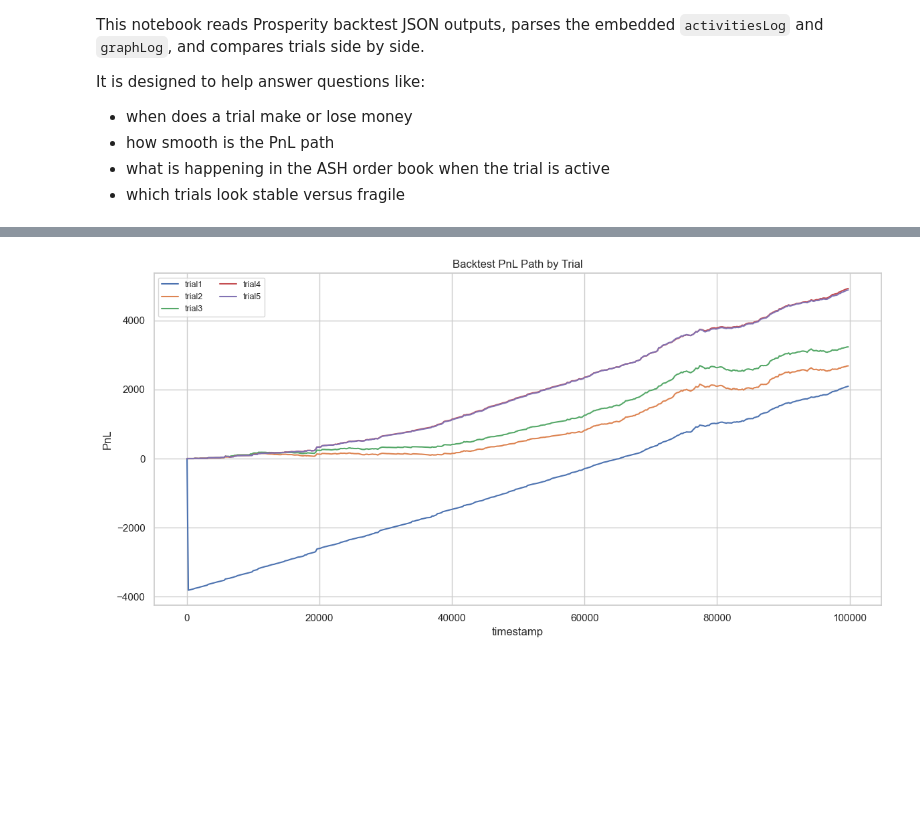
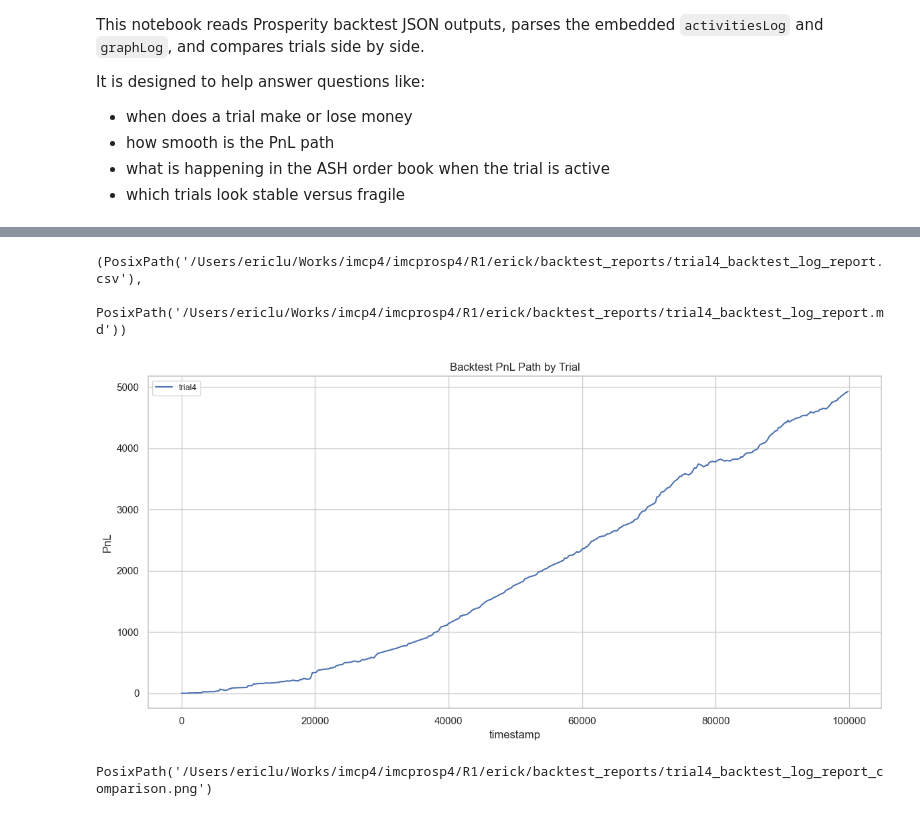
Before and after one commit to EricLuGHub/data-stream-simulation-lab, a Jupyter notebook: R1/erick/backtest_log_analysis.ipynb, the cells around one changed output, grey strips where cells are left out. Cells and saved outputs as stored; diff of their text form; code cells hidden in the pictures; blank space fills up the shorter version.

```diff
--- a/R1/erick/backtest_log_analysis.ipynb
+++ b/R1/erick/backtest_log_analysis.ipynb
@@ -20,6 +20,13 @@ import seaborn as sns
 
 sns.set_theme(style="whitegrid")
 
+# Notebook parameters:
+# - set TARGET_TRIAL to a trial folder name like "trial4"
+# - set OUTPUT_STEM to control the exported file names
+TARGET_TRIAL = "trial4"
+OUTPUT_STEM = f"{TARGET_TRIAL}_backtest_log_report"
+OUTPUT_DIR = None
+
 def find_repo_root(start=None):
     start_path = Path(start or Path.cwd()).resolve()
     for candidate in [start_path, *start_path.parents]:
@@ -28,6 +35,12 @@ def find_repo_root(start=None):
     return start_path
 
 ROOT = find_repo_root()
-trial_json_paths = sorted(ROOT.glob("R1/trial*/[0-9]*.json"))
-trial_json_paths[:5], len(trial_json_paths)
+REPORT_DIR = Path(OUTPUT_DIR) if OUTPUT_DIR else (ROOT / "R1" / "erick" / "backtest_reports")
+REPORT_DIR.mkdir(parents=True, exist_ok=True)
+
+trial_json_paths = sorted(ROOT.glob(f"R1/{TARGET_TRIAL}/*.json"))
+if not trial_json_paths:
+    trial_json_paths = sorted(ROOT.glob("R1/trial*/[0-9]*.json"))
+
+trial_json_paths[:5], len(trial_json_paths), REPORT_DIR
 # %% [output]
@@ -152,19 +158,50 @@ summary_df
 # %%
 summary_df
+# %%
+report_csv_path = REPORT_DIR / f"{OUTPUT_STEM}.csv"
+report_md_path = REPORT_DIR / f"{OUTPUT_STEM}.md"
+summary_df.to_csv(report_csv_path, index=False)
+
+selected_meta = summary_df.iloc[0].to_dict()
+report_lines = [
+    f"# Backtest Log Report: {selected_meta['trial']}",
+    "",
+    f"- Source: `{selected_meta['path']}`",
+    f"- Round: {selected_meta['round']}",
+    f"- Status: {selected_meta['status']}",
+    f"- Final profit: {selected_meta['final_profit']:.2f}",
+    f"- Graph final: {selected_meta['graph_final']:.2f}",
+    f"- Graph drawdown: {selected_meta['graph_drawdown']:.2f}",
+    f"- Breakeven timestamp: {selected_meta['breakeven_timestamp']}",
+    "",
+    "## Summary Table",
+    "",
+    summary_df.to_markdown(index=False),
+]
+report_md_path.write_text("\n".join(report_lines))
+
+report_csv_path, report_md_path
+# %% [output]
+(PosixPath('/Users/ericlu/Works/imcp4/imcprosp4/R1/erick/backtest_reports/trial4_backtest_log_report.csv'),
+ PosixPath('/Users/ericlu/Works/imcp4/imcprosp4/R1/erick/backtest_reports/trial4_backtest_log_report.md'))
 # %%
 fig, ax = plt.subplots(figsize=(12, 6))
 for item in trial_data:
     graph = item["graph"].dropna(subset=["timestamp", "value"]).sort_values("timestamp")
     ax.plot(graph["timestamp"], graph["value"], label=item["meta"]["trial"])
 
 ax.set_title("Backtest PnL Path by Trial")
 ax.set_xlabel("timestamp")
 ax.set_ylabel("PnL")
 ax.legend(ncol=2, fontsize=9)
 plt.tight_layout()
+comparison_plot_path = REPORT_DIR / f"{OUTPUT_STEM}_comparison.png"
+fig.savefig(comparison_plot_path, dpi=150, bbox_inches="tight")
 plt.show()
+comparison_plot_path
 # %% [output]
-[figure, old version]
+[figure, new version]
+PosixPath('/Users/ericlu/Works/imcp4/imcprosp4/R1/erick/backtest_reports/trial4_backtest_log_report_comparison.png')
 # %%
 def plot_trial(trial_name):
     match = next((item for item in trial_data if item["meta"]["trial"] == trial_name), None)
```
Also changed, not shown: parts of 3 cells of this notebook, 43 other files.
